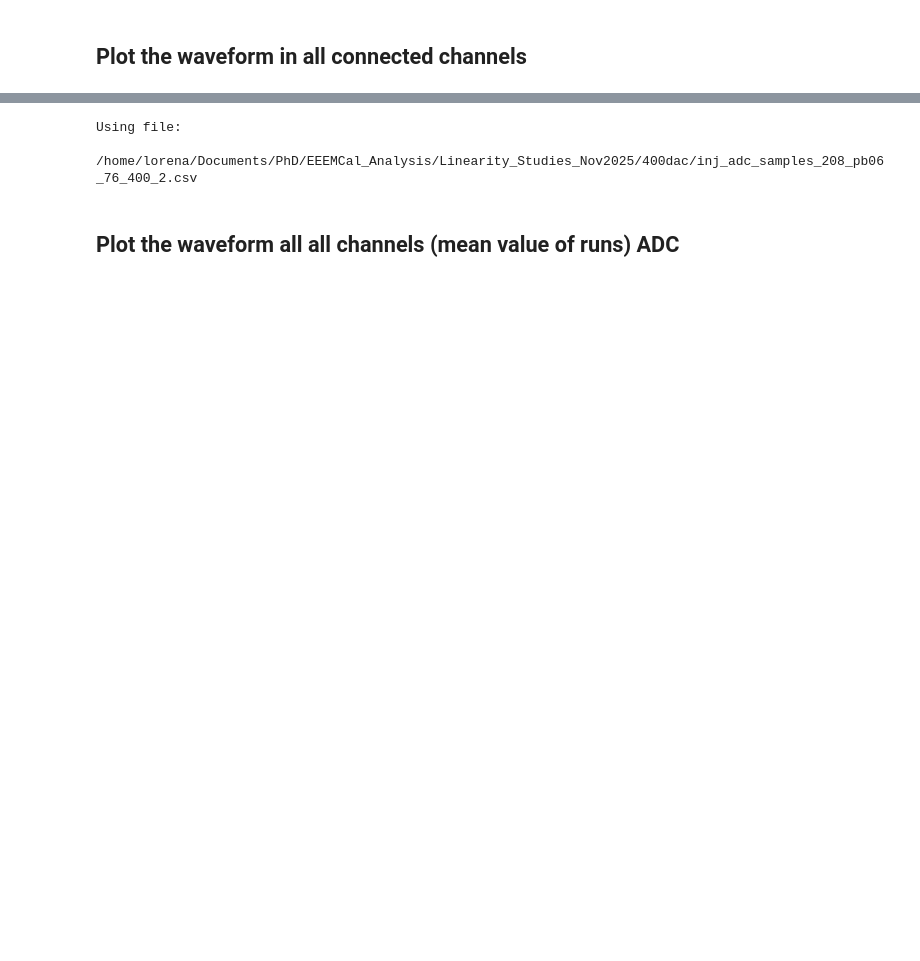
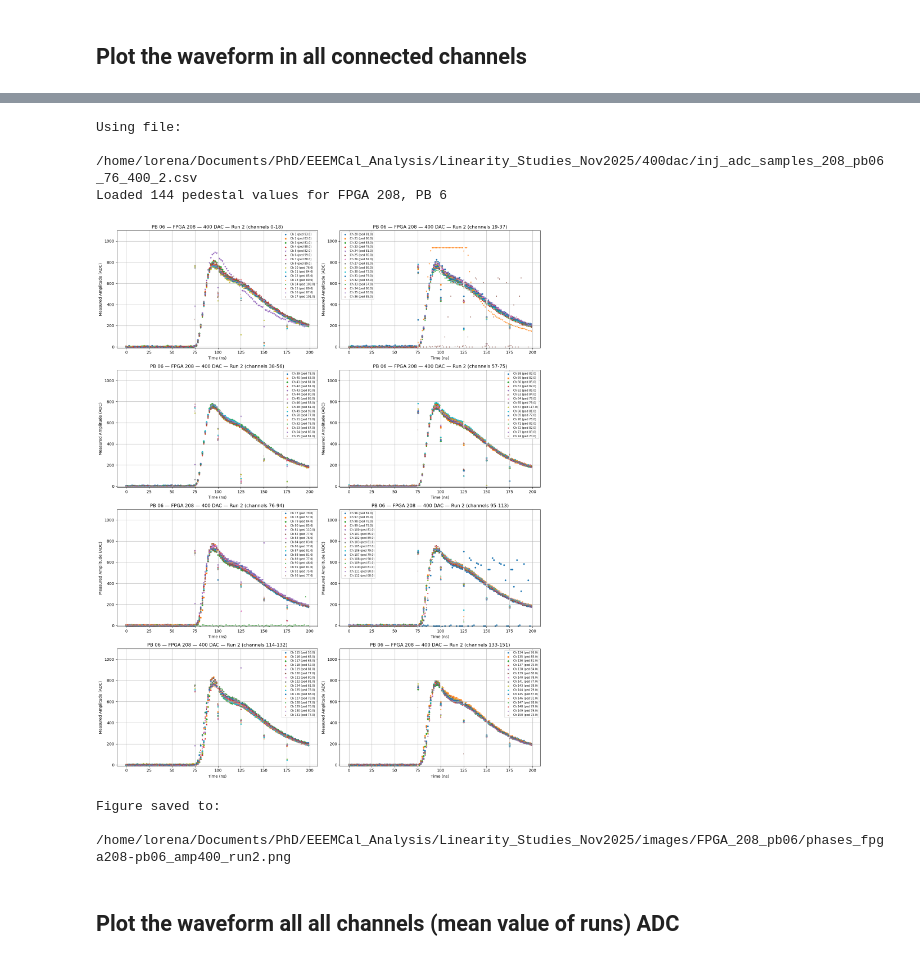
Before and after one commit to nlbucurur/EEEMCal_Analysis, a Jupyter notebook: Linearity_Studies_Nov2025/ADC_Linearity.ipynb, the cells around one changed output, grey strips where cells are left out. Saved outputs shown, nothing was run; the diff lists cells and outputs as text; code cells hidden in the pictures; blank space fills up the shorter version.

Commit message:
🚧 Update data analysis code (work in progress)

```diff
--- a/Linearity_Studies_Nov2025/ADC_Linearity.ipynb
+++ b/Linearity_Studies_Nov2025/ADC_Linearity.ipynb
@@ -235,5 +126,5 @@ Error:
 # %%
-# ========= User choices =========
+# ========= Choices =========
 pair_id = 0                 # 0 → (208,06), 1 → (209,008)
 injected_amplitude = 400    # amplitude to plot
 run_number = 2              # 1–5
@@ -257,6 +148,22 @@ if not os.path.exists(data_file):
 
 print(f"Using file:\n  {data_file}")
 
+# ========= Load pedestal CSV and build channel → pedestal map =========
+PEDESTAL_CSV = "/home/lorena/Documents/PhD/EEEMCal_Analysis/Linearity_Studies_Nov2025/pedestals/pedestals_HV_modified_FPGA208_209.csv"
+
+ped_df = pd.read_csv(PEDESTAL_CSV)
+
+# Convert FPGA / PB to int to match the CSV (208, 6, 8, etc.)
+fpga_int = int(fpga_adc)
+pb_int = int(pb_adc)   # "06" → 6, "008" → 8
+
+ped_sub = ped_df[(ped_df["FPGA"] == fpga_int) & (ped_df["PB"] == pb_int)]
+
+# Build dict: channel -> pedestal (HV)
+pedestal_map = ped_sub.set_index("Channel")["HV"].to_dict()
+
+print(f"Loaded {len(pedestal_map)} pedestal values for FPGA {fpga_int}, PB {pb_int}")
+
 # ========= Plotting code =========
 
 fig, axs = plt.subplots(4, 2, figsize=(16, 20))
@@ -274,7 +181,8 @@ files_per_group = 19
 df = pd.read_csv(data_file)
 df.columns = df.columns.str.strip()
 
-pedestals = 80
+# fallback pedestal if a channel has no entry in the CSV
+fallback_pedestal = 80
 
 for group_id in range(num_groups):
     ax = axs[group_id]
@@ -287,43 +195,52 @@ for group_id in range(num_groups):
             continue
 
         channel_data = df[df['Channel'] == i]
+        if channel_data.empty:
+            continue
 
-        if not channel_data.empty:
-            ax.scatter(
-                channel_data['Time'],
-                channel_data['ADC'] - pedestals,
-                label=f'Ch {i}',
-                marker=markers[marker_index % len(markers)],
-                s=10
-            )
-            marker_index += 1
+        # Get pedestal for this channel
+        ped_i = pedestal_map.get(i, fallback_pedestal)
+
+
+        ax.scatter(
+            channel_data['Time'],
+            channel_data['ADC'] - ped_i,
+            label=f'Ch {i} (ped {ped_i:.1f})',
+            marker=markers[marker_index % len(markers)],
+            s=10
+        )
+        marker_index += 1
 
     ax.set_title(
         f'PB {pb_adc} — FPGA {fpga_adc} — {injected_amplitude} DAC — Run {run_number} '
         f'(channels {first_channel}-{last_channel-1})'
     )
     ax.set_xlabel('Time (ns)')
     ax.set_ylabel('Measured Amplitude (ADC)')
     ax.set_ylim(-10, 1100)
     ax.grid(True)
     ax.legend(fontsize='x-small', markerscale=0.9)
 
 plt.tight_layout()
 plt.show()
 
 # ========= Save figure =========
-output_dir = f'/home/eic/Documents/HGCSoft/h2gcalib_3b/internalinjection/images/FPGA_{fpga_adc}_pb{pb_adc}'
+output_dir = f'/home/lorena/Documents/PhD/EEEMCal_Analysis/Linearity_Studies_Nov2025/images/FPGA_{fpga_adc}_pb{pb_adc}'
 os.makedirs(output_dir, exist_ok=True)
 
 output_path = os.path.join(
     output_dir,
-    f'unstable_phases_fpga{fpga_adc}-pb{pb_adc}_amp{injected_amplitude}_run{run_number}.png'
+    f'phases_fpga{fpga_adc}-pb{pb_adc}_amp{injected_amplitude}_run{run_number}.png'
 )
 
 fig.savefig(output_path, dpi=200)
 print(f"Figure saved to:\n  {output_path}")
 # %% [output]
 Using file:
   /home/lorena/Documents/PhD/EEEMCal_Analysis/Linearity_Studies_Nov2025/400dac/inj_adc_samples_208_pb06_76_400_2.csv
+Loaded 144 pedestal values for FPGA 208, PB 6
+[figure, added]
+Figure saved to:
+  /home/lorena/Documents/PhD/EEEMCal_Analysis/Linearity_Studies_Nov2025/images/FPGA_208_pb06/phases_fpga208-pb06_amp400_run2.png
 # %% [markdown]
 ## Plot the waveform all all channels (mean value of runs) ADC
```
Also changed, not shown: parts of 6 cells of this notebook.
